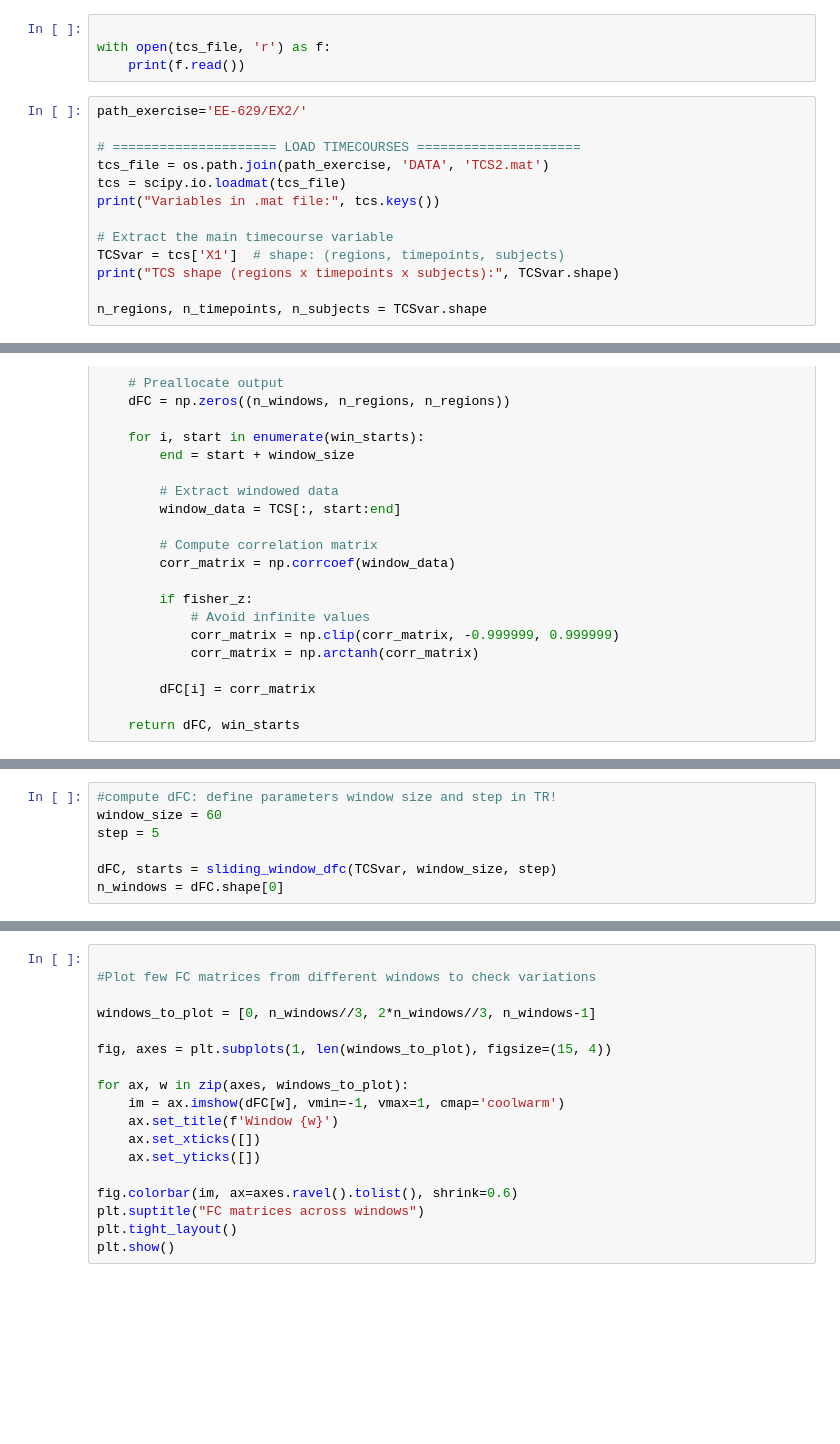
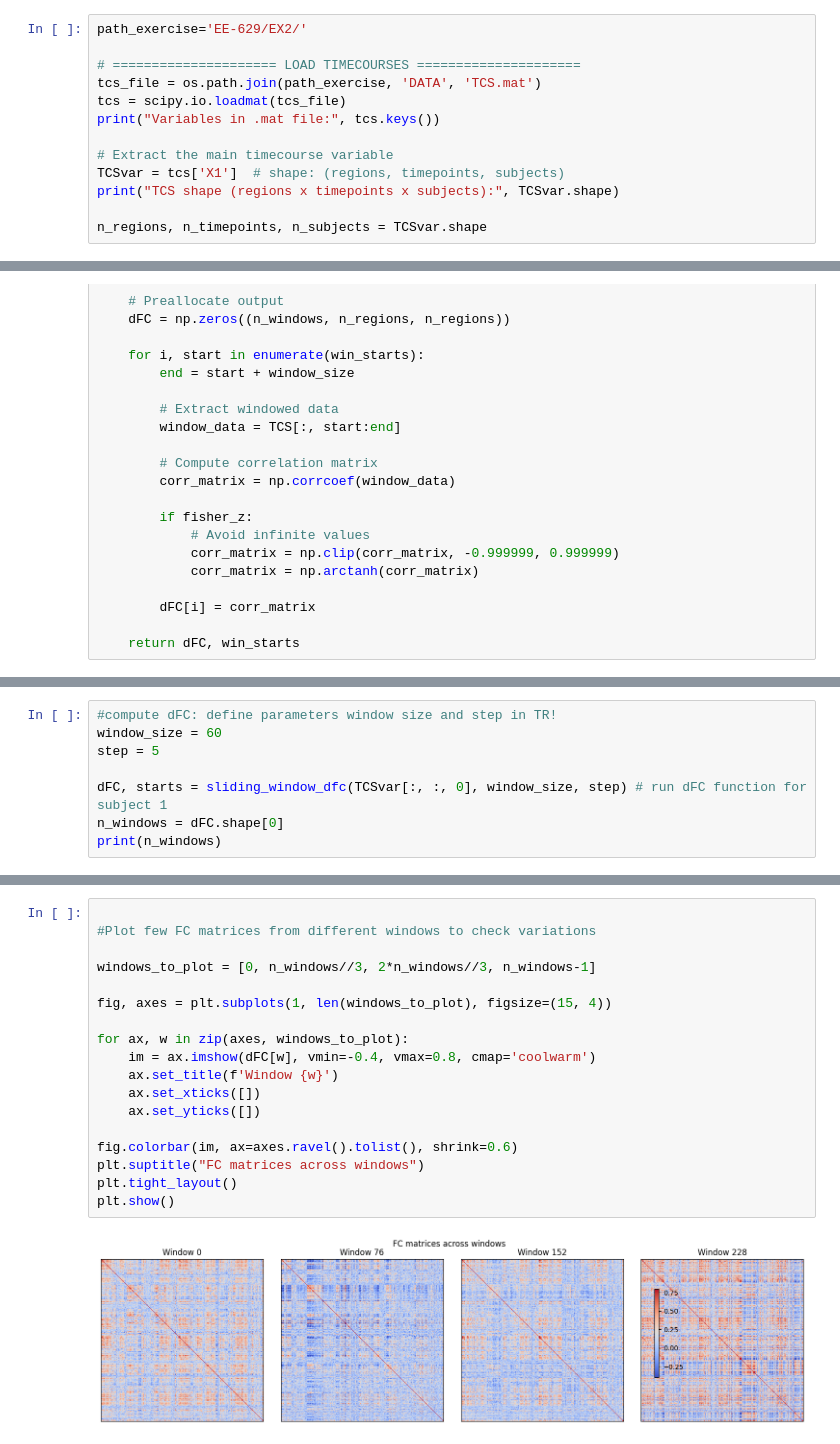
Before and after one commit to gpreti/EE-629, a Jupyter notebook: EX2/EX_dFC.ipynb, the cells around one changed output, grey strips where cells are left out. Saved outputs shown, nothing was run; the diff lists cells and outputs as text; blank space fills up the shorter version.

```diff
--- a/EX2/EX_dFC.ipynb
+++ b/EX2/EX_dFC.ipynb
@@ -37,12 +45,8 @@ TCS2.mat  TCS.mat
-# %%
-
-with open(tcs_file, 'r') as f:
-    print(f.read())
 # %%
 path_exercise='EE-629/EX2/'
 
 # ===================== LOAD TIMECOURSES =====================
-tcs_file = os.path.join(path_exercise, 'DATA', 'TCS2.mat')
+tcs_file = os.path.join(path_exercise, 'DATA', 'TCS.mat')
 tcs = scipy.io.loadmat(tcs_file)
 print("Variables in .mat file:", tcs.keys())
 
@@ -110,6 +119,7 @@ def sliding_window_dfc(TCS, window_size, step, fisher_z=False):
 window_size = 60
 step = 5
 
-dFC, starts = sliding_window_dfc(TCSvar, window_size, step)
+dFC, starts = sliding_window_dfc(TCSvar[:, :, 0], window_size, step) # run dFC function for subject 1
 n_windows = dFC.shape[0]
+print(n_windows)
 # %% [output]
@@ -132,18 +144,20 @@ plt.show()
 # %%
 
 #Plot few FC matrices from different windows to check variations
 
 windows_to_plot = [0, n_windows//3, 2*n_windows//3, n_windows-1]
 
 fig, axes = plt.subplots(1, len(windows_to_plot), figsize=(15, 4))
 
 for ax, w in zip(axes, windows_to_plot):
-    im = ax.imshow(dFC[w], vmin=-1, vmax=1, cmap='coolwarm')
+    im = ax.imshow(dFC[w], vmin=-0.4, vmax=0.8, cmap='coolwarm')
     ax.set_title(f'Window {w}')
     ax.set_xticks([])
     ax.set_yticks([])
 
 fig.colorbar(im, ax=axes.ravel().tolist(), shrink=0.6)
 plt.suptitle("FC matrices across windows")
 plt.tight_layout()
 plt.show()
+# %% [output]
+[figure, added]
```
Also changed, not shown: parts of 13 cells of this notebook.
